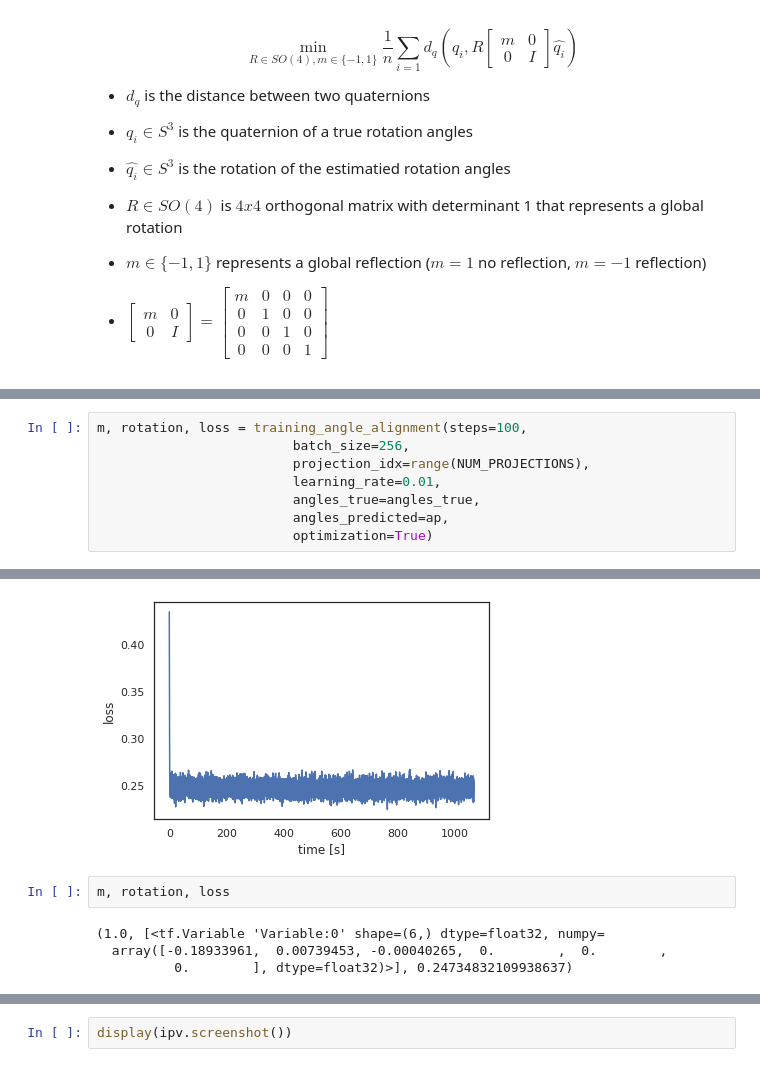
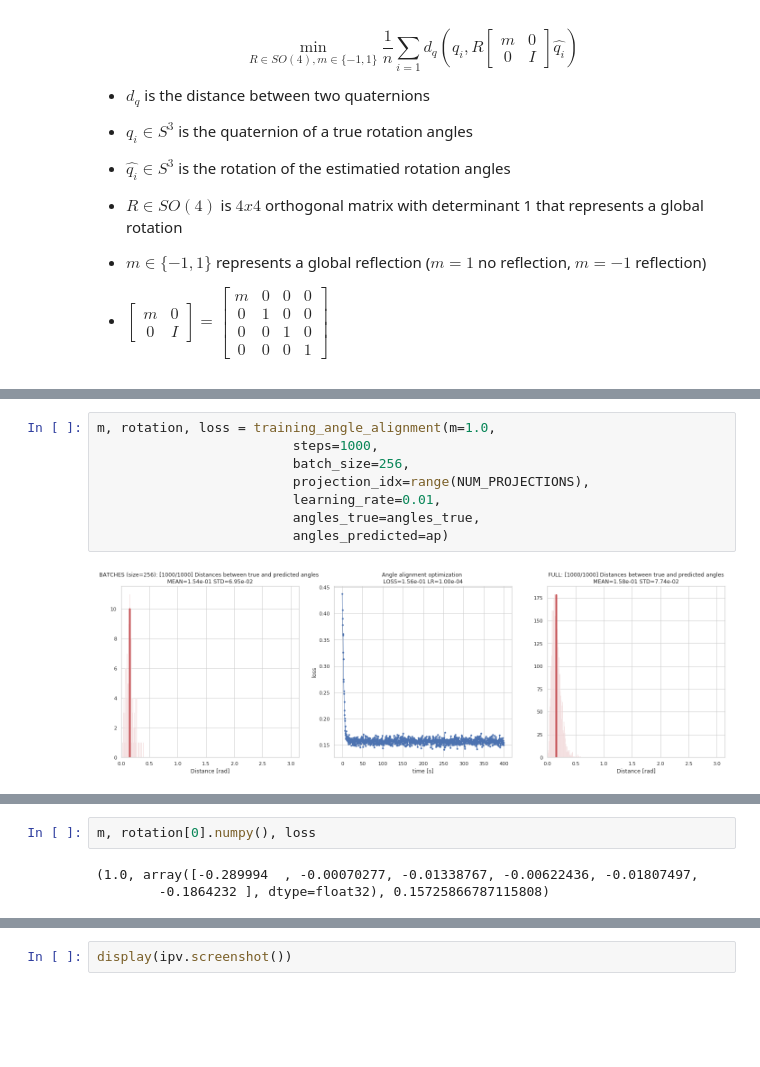
Before and after one commit to JelenaBanjac/protein-reconstruction, a Jupyter notebook: notebooks/1-phase1/angle_alignment_Quaternions-Copy1.ipynb, the cells around one changed output, grey strips where cells are left out. Drawn from its saved outputs; the diff is of its cells as text; blank space fills up the shorter version.

Commit message:
add angle alignment with modified rot.mat. for var0.8 angle recovery result

```diff
--- a/notebooks/1-phase1/angle_alignment_Quaternions-Copy1.ipynb
+++ b/notebooks/1-phase1/angle_alignment_Quaternions-Copy1.ipynb
@@ -332,9 +399,10 @@ def training_angle_alignment(steps, batch_size, projection_idx, learning_rate, a
 # %%
-m, rotation, loss = training_angle_alignment(steps=100,
+m, rotation, loss = training_angle_alignment(m=1.0,
+                         steps=1000,
                          batch_size=256,
                          projection_idx=range(NUM_PROJECTIONS),
                          learning_rate=0.01,
                          angles_true=angles_true,
-                         angles_predicted=ap,
-                         optimization=True)
+                         angles_predicted=ap)
 # %% [output]
+[figure, new version]
@@ -352,7 +419,5 @@ step 10000/10000 (1065s): loss = 2.47e-01
-[figure, old version]
 # %%
-m, rotation, loss
+m, rotation[0].numpy(), loss
 # %% [output]
-(1.0, [<tf.Variable 'Variable:0' shape=(6,) dtype=float32, numpy=
-  array([-0.18933961,  0.00739453, -0.00040265,  0.        ,  0.        ,
-          0.        ], dtype=float32)>], 0.24734832109938637)
+(1.0, array([-0.289994  , -0.00070277, -0.01338767, -0.00622436, -0.01807497,
+        -0.1864232 ], dtype=float32), 0.15725866787115808)
```
Also changed, not shown: parts of 30 cells of this notebook, 2 other files.
